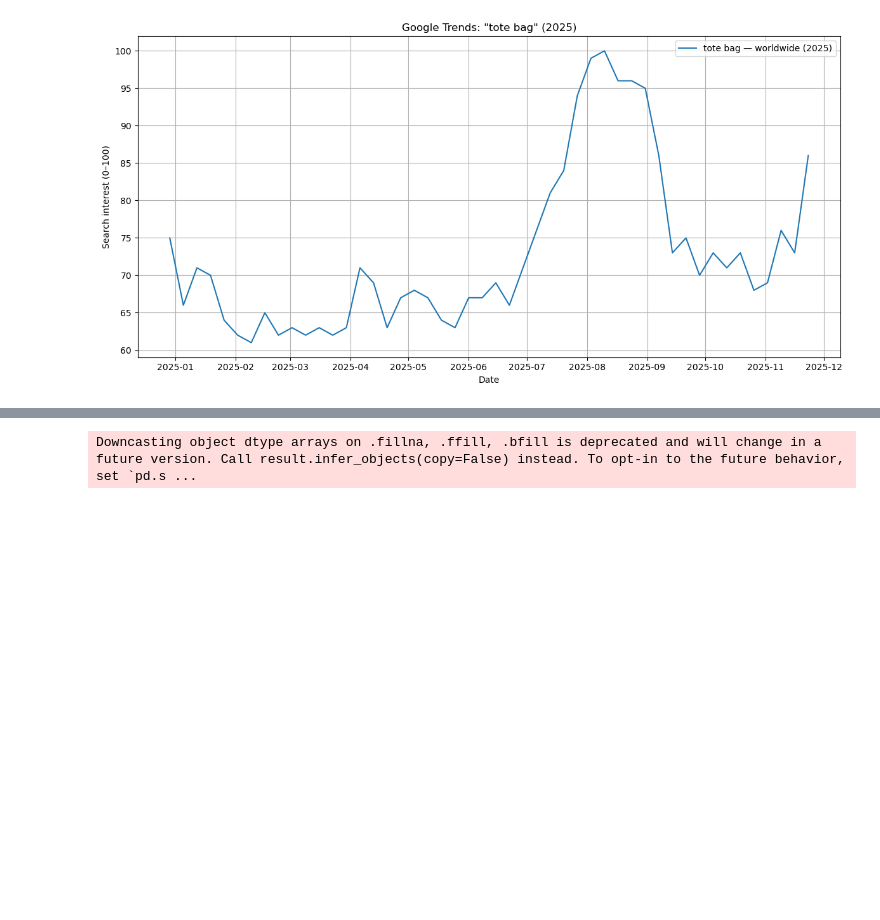
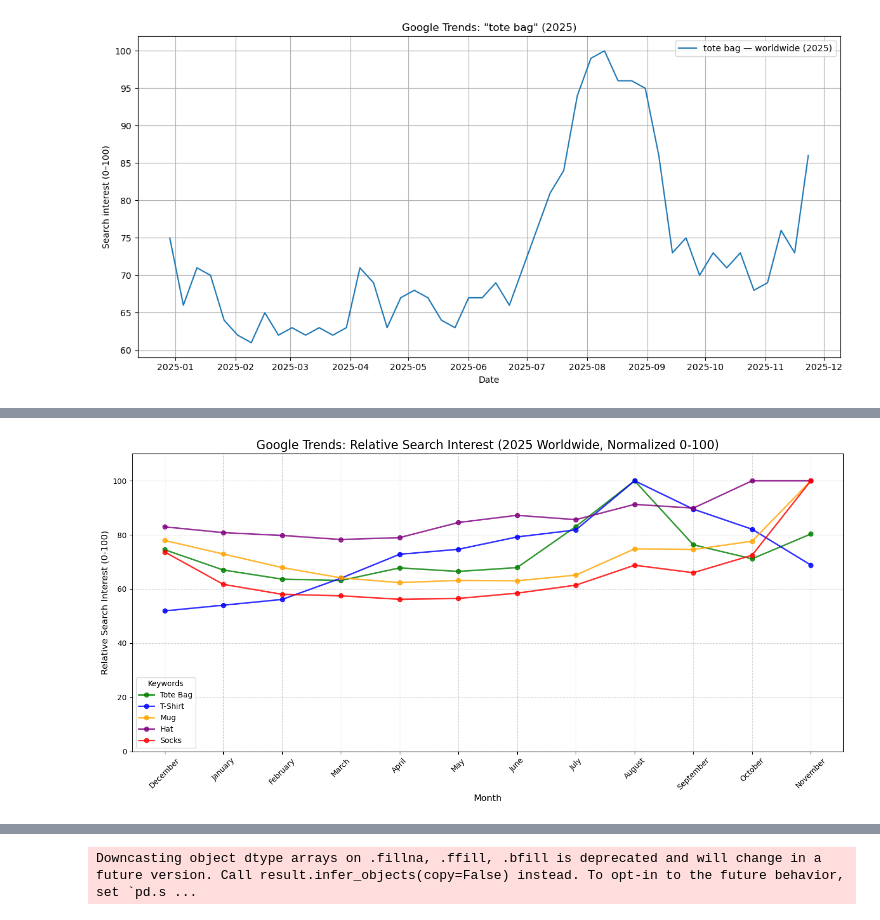
Before and after one commit to samia-boubaya/project_03-Etsy-POD-Trends, a Jupyter notebook: notebooks/main.ipynb, the cells around one changed output, grey strips where cells are left out. Saved outputs shown, nothing was run; the diff lists cells and outputs as text; code cells hidden in the pictures; blank space fills up the shorter version.

```diff
--- a/notebooks/main.ipynb
+++ b/notebooks/main.ipynb
@@ -3898,0 +4591,99 @@ fig.show()
+# %%
+import pandas as pd
+import matplotlib.pyplot as plt
+import numpy as np
+import glob
+import os
+
+# 1. Load all Google Trends CSV files and check what exists
+csv_files = {
+    'tote bag': 'tote bag_google_trends_2025_monthly.csv',
+    't-shirt': 't-shirt_google_trends_2025_monthly.csv',
+    'mug': 'mug_google_trends_2025_monthly.csv',
+    'hat': 'hat_google_trends_2025_monthly.csv',
+    'socks': 'socks_google_trends_2025_monthly.csv'
+}
+
+# Load and merge all CSVs
+monthly_df = None
+available_products = []
+
+for product, filename in csv_files.items():
+    if os.path.exists(filename):
+        try:
+            df_temp = pd.read_csv(filename)
+            print(f"Loading {filename}: columns = {list(df_temp.columns)}")
+
+            # Handle different possible column names (1st or 2nd column is the data)
+            data_col = df_temp.columns[1] if len(df_temp.columns) > 1 else df_temp.columns[0]
+            df_temp.columns = ['Month', product.replace('-', '_')]
+            df_temp['Month'] = pd.to_datetime(df_temp['Month'])
+
+            if monthly_df is None:
+                monthly_df = df_temp
+            else:
+                monthly_df = monthly_df.merge(df_temp, on='Month', how='outer')
+            available_products.append(product)
+            print(f"✓ Loaded {filename}")
+        except Exception as e:
+            print(f"✗ Error loading {filename}: {e}")
+    else:
+        print(f"✗ Missing: {filename}")
+
+if monthly_df is None:
+    print("No CSV files found! Run the individual keyword scripts first.")
+else:
+    print(f"\n✓ Merged {len(available_products)} products: {available_products}")
+    print(f"Final shape: {monthly_df.shape}")
+    monthly_df = monthly_df.sort_values('Month').reset_index(drop=True)
+    print("Columns:", list(monthly_df.columns))
+
+    # 2. **NORMALIZE to Google Trends scale (0-100)** - each keyword peaks at 100
+    print("\nNormalizing to Google Trends Interest Over Time scale (0-100)...")
+    for product in available_products:
+        col_name = product.replace('-', '_')
+        if col_name in monthly_df.columns:
+            max_val = monthly_df[col_name].max()
+            if max_val > 0:
+                monthly_df[col_name] = (monthly_df[col_name] / max_val) * 100
+                print(f"  {product}: max = {max_val:.1f} → normalized to 100")
+
+    # 3. Create the plot (Google Trends style)
+    months = monthly_df['Month'].dt.strftime('%B')
+    colors = {'tote bag':'green', 't-shirt':'blue', 'mug':'orange', 'hat':'purple', 'socks':'red'}
+
+    plt.figure(figsize=(14,7))
+    for product in available_products:
+        col_name = product.replace('-', '_')
+        if col_name in monthly_df.columns:
+            plt.plot(months, monthly_df[col_name], label=product.title(),
+                    color=colors[product], marker='o', markersize=6, linewidth=2, alpha=0.8)
+
+    plt.title('Google Trends: Relative Search Interest (2025 Worldwide, Normalized 0-100)', fontsize=16)
+    plt.xlabel('Month', fontsize=12)
+    plt.ylabel('Relative Search Interest (0-100)', fontsize=12)
+    plt.ylim(0, 110)  # Google Trends style
+    plt.xticks(rotation=45)
+    plt.legend(title='Keywords')
+    plt.grid(True, linestyle='--', alpha=0.5)
+    plt.tight_layout()
+    plt.show()
+
+    # 4. Save normalized merged CSV
+    output_filename = 'all_products_google_trends_2025_normalized.csv'
+    monthly_df.to_csv(output_filename, index=False)
+    print(f"✓ Normalized data saved to '{output_filename}'")
+
+    # 5. Compute Google Trends stats
+    data_cols = [p.replace('-', '_') for p in available_products if p.replace('-', '_') in monthly_df.columns]
+    if data_cols:
+        stats = pd.DataFrame({
+            'Average Interest': monthly_df[data_cols].mean(),
+            'Peak Interest': monthly_df[data_cols].max(),
+            'Median Interest': monthly_df[data_cols].median()
+        })
+        print("\nGoogle Trends Relative Interest (0-100 scale, 2025 Worldwide):")
+        print(stats.round(1).T)
+    else:
+        print("No data columns found for stats.")
+# %% [output]
@@ -3898,0 +4707 @@ fig.show()
+[figure, added]
```
Also changed, not shown: parts of 29 cells of this notebook, 13 other files.
